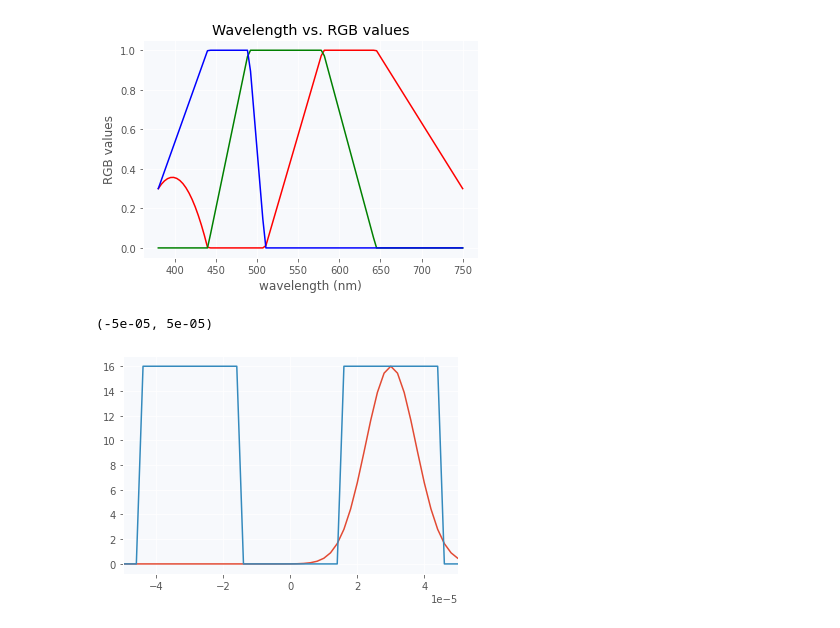
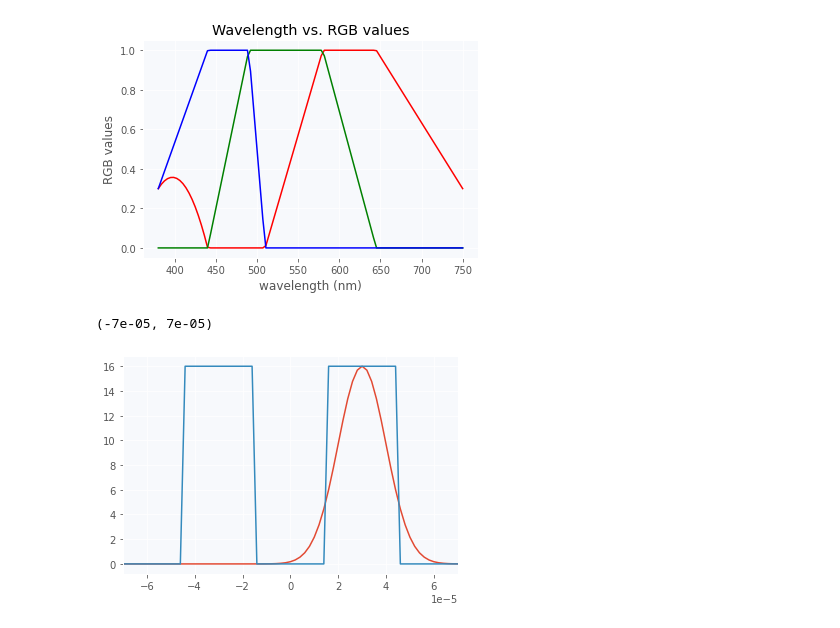
Before and after one commit to Unoaccaso/lab_projects, a Jupyter notebook: gioco_del_saltabuco.ipynb, the cells around one changed output. Saved outputs shown, nothing was run; the diff lists cells and outputs as text; code cells hidden in the pictures.

```diff
--- a/gioco_del_saltabuco.ipynb
+++ b/gioco_del_saltabuco.ipynb
@@ -219,28 +220,28 @@ def show_results(OutputPower, FieldModuleMemory, Color):
 # %%
 # =================
 # Creating z=0 mask
 # =================
-InputField = 0*x            # Initializing field
+InputField = 0*x           # Initializing field
 dist = 30e-6               # distance betwen slices
 width = 30e-6              # width of slices
 
 # ================
 # Making the guide
 # ================
 def n(x, n_value = 0.8*1e-4, dist = 2e-5, width = 30e-6):
   return n_value*(cp.heaviside(x-dist/2, n_value/2)-cp.heaviside(x-dist/2-width, n_value/2) \
                   - cp.heaviside(x+dist/2, n_value/2)+cp.heaviside(x+dist/2+width, n_value/2))
 dn = n(x, dist=dist, width=width)
 
-InputField += Gaussian(x, w0=15e-6, x0=dist/2+width/2)
+InputField += Gaussian(x, w0=20e-6, x0=dist/2+width/2)
 InputPower = cp.abs(InputField)**2
 # visualizing the field in z=0
 plt.plot(x, InputPower)
 plt.plot(x, Ip*dn/dn.max())
-plt.xlim((-5e-5, 5e-5))
+plt.xlim((-7e-5, 7e-5))
 # %% [output]
-(-5e-05, 5e-05)
+(-7e-05, 7e-05)
-[figure, old version]
+[figure, new version]
 # %%
 Color, OutputField, FieldModuleMemory = propagate_and_get_rgb(InputField, Lambda, dn=dn)
 show_results(cp.abs(OutputField)**2, FieldModuleMemory[np.abs(x)<4e-4, :], Color)
```
Also changed, not shown: parts of 6 cells of this notebook.
